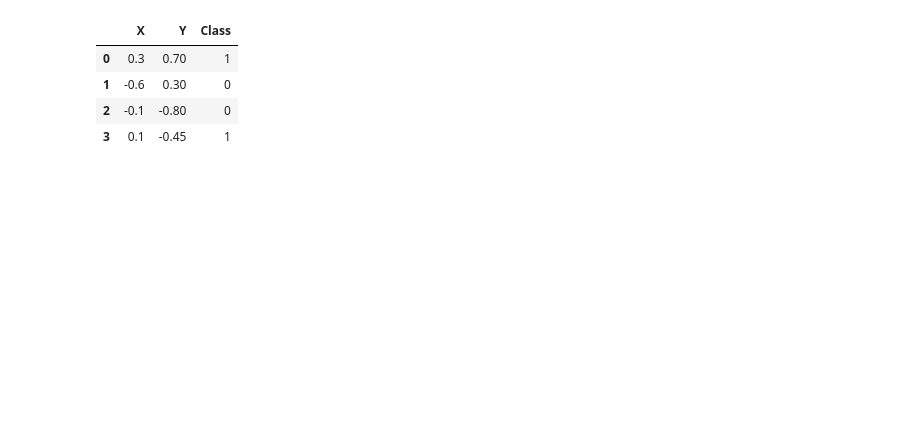
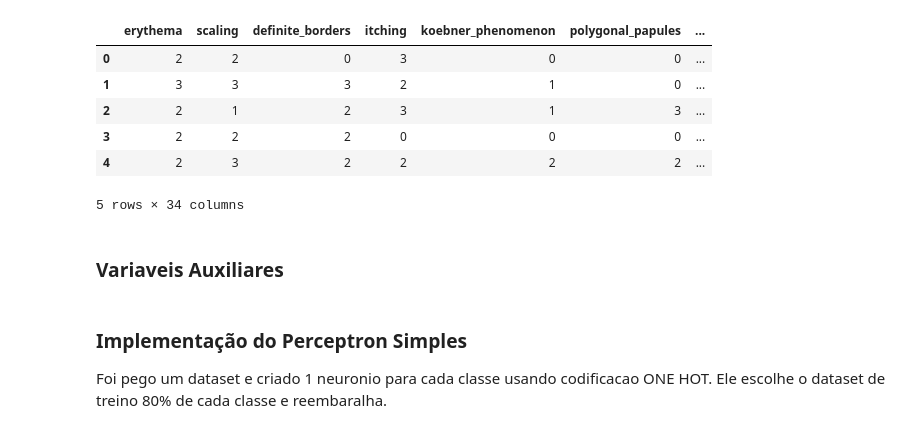
Before and after one commit to syslogg/classifier-algorithms, a Jupyter notebook: network_neural.ipynb, the cells around one changed output. Cells and saved outputs as stored; diff of their text form; code cells hidden in the pictures; blank space fills up the shorter version.

Commit message:
Added new dataset and adaptated neural network for example

```diff
--- a/network_neural.ipynb
+++ b/network_neural.ipynb
@@ -1,21 +6,28 @@
 # %%
 import pandas as pd
 import numpy as np
-#from random import randint
 import matplotlib.pyplot as plt
-#import matplotlib.ticker as mtick
+import matplotlib.ticker as mtick
 import warnings
-#import seaborn as sns
+import random as rnd
+from random import randint
 
 warnings.filterwarnings('ignore')
 
 ds_or = pd.read_csv('dataset/ds_or_gate.csv')
 ds_t = pd.read_csv('dataset/ds_t.csv')
 ds_iris = pd.read_csv('dataset/iris.csv')
-ds_t.head()
+
+ds_derm = pd.read_csv('dataset/dermatology.csv')
+ds_derm.drop(['age'], axis=1,inplace=True) # Descarta a IDADE
+ds_derm.head()
 # %% [output]
-|  | X | Y | Class |
-| 0 | 0.3 | 0.70 | 1 |
-| 1 | -0.6 | 0.30 | 0 |
-| 2 | -0.1 | -0.80 | 0 |
-| 3 | 0.1 | -0.45 | 1 |
+|  | erythema | scaling | definite_borders | itching | koebner_phenomenon | polygonal_papules | ... |
+| 0 | 2 | 2 | 0 | 3 | 0 | 0 | ... |
+| 1 | 3 | 3 | 3 | 2 | 1 | 0 | ... |
+| 2 | 2 | 1 | 2 | 3 | 1 | 3 | ... |
+| 3 | 2 | 2 | 2 | 0 | 0 | 0 | ... |
+| 4 | 2 | 3 | 2 | 2 | 2 | 2 | ... |
+5 rows × 34 columns
+# %% [markdown]
+### Variaveis Auxiliares
@@ -22 +37,6 @@ ds_t.head()
+# %% [markdown]
+### Implementação do Perceptron Simples
+
+Foi pego um dataset e criado 1 neuronio para cada classe usando codificacao ONE HOT.
+Ele escolhe o dataset de treino 80% de cada classe e reembaralha.
 # %%
```
Also changed, not shown: parts of 28 cells of this notebook, 2 other files.
